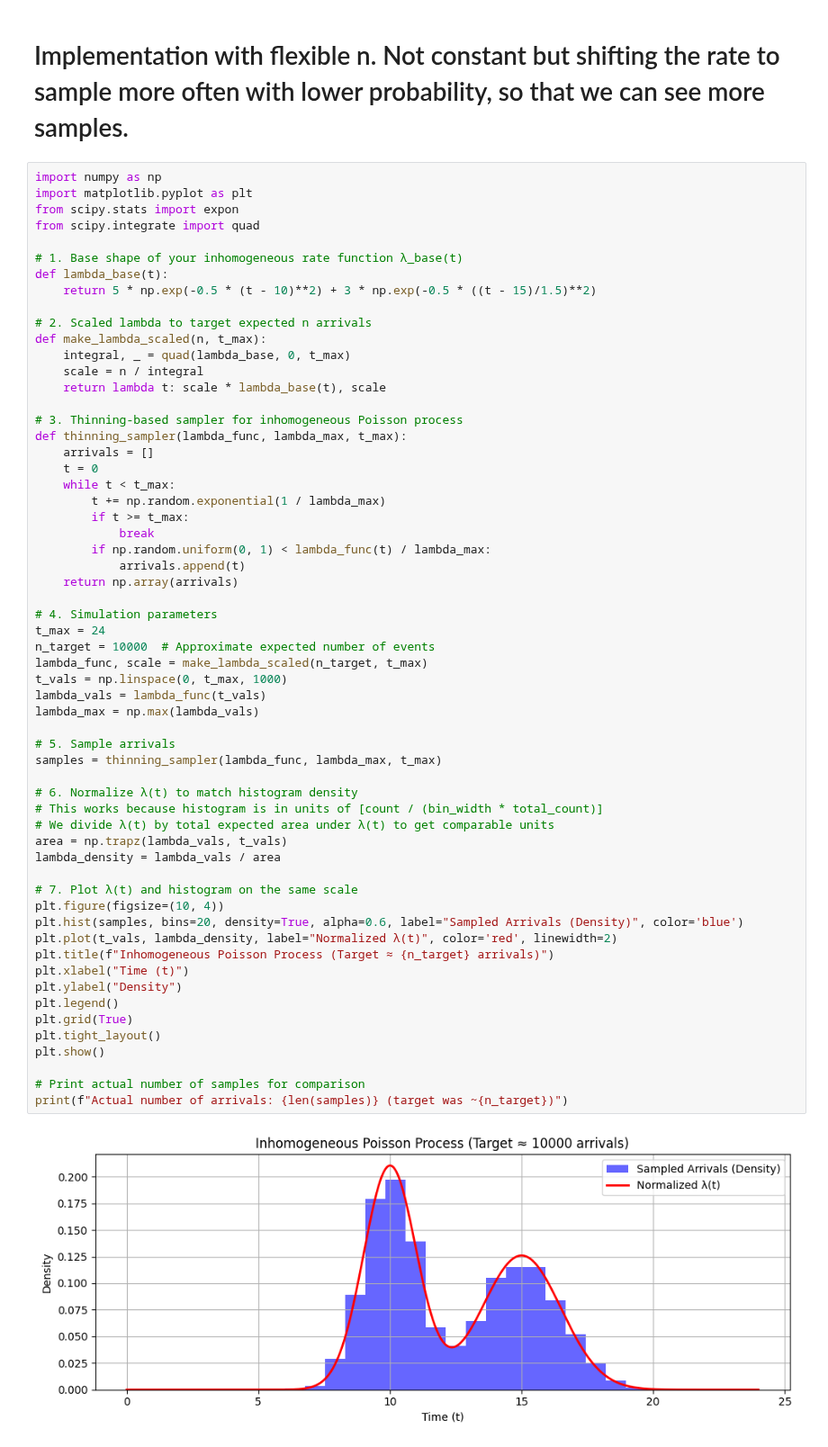
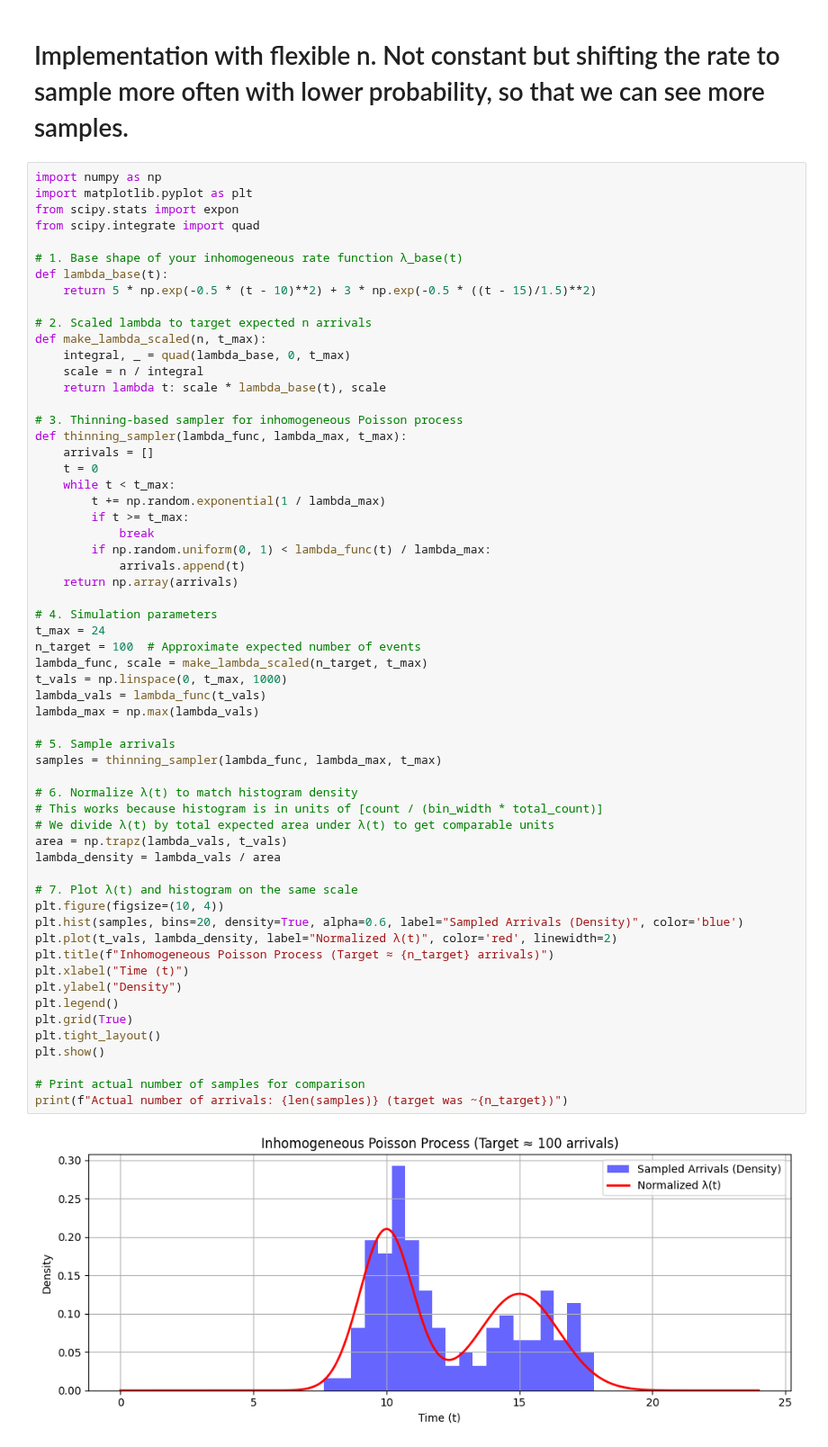
Before and after one commit to AntonJorg/stochastic_simulation, a Jupyter notebook: project2/thinning.ipynb, the cells around one changed output. Shown at 90% size. Saved outputs shown, nothing was run; the diff lists cells and outputs as text.

Commit message:
thinning plot cool

```diff
--- a/project2/thinning.ipynb
+++ b/project2/thinning.ipynb
@@ -79,34 +79,34 @@ def thinning_sampler(lambda_func, lambda_max, t_max):
 
 # 4. Simulation parameters
 t_max = 24
-n_target = 10000  # Approximate expected number of events
+n_target = 100  # Approximate expected number of events
 lambda_func, scale = make_lambda_scaled(n_target, t_max)
 t_vals = np.linspace(0, t_max, 1000)
 lambda_vals = lambda_func(t_vals)
 lambda_max = np.max(lambda_vals)
 
 # 5. Sample arrivals
 samples = thinning_sampler(lambda_func, lambda_max, t_max)
 
 # 6. Normalize λ(t) to match histogram density
 # This works because histogram is in units of [count / (bin_width * total_count)]
 # We divide λ(t) by total expected area under λ(t) to get comparable units
 area = np.trapz(lambda_vals, t_vals)
 lambda_density = lambda_vals / area
 
 # 7. Plot λ(t) and histogram on the same scale
 plt.figure(figsize=(10, 4))
 plt.hist(samples, bins=20, density=True, alpha=0.6, label="Sampled Arrivals (Density)", color='blue')
 plt.plot(t_vals, lambda_density, label="Normalized λ(t)", color='red', linewidth=2)
 plt.title(f"Inhomogeneous Poisson Process (Target ≈ {n_target} arrivals)")
 plt.xlabel("Time (t)")
 plt.ylabel("Density")
 plt.legend()
 plt.grid(True)
 plt.tight_layout()
 plt.show()
 
 # Print actual number of samples for comparison
 print(f"Actual number of arrivals: {len(samples)} (target was ~{n_target})")
 # %% [output]
-[figure, old version]
+[figure, new version]
```
Also changed, not shown: parts of 1 cell of this notebook.
